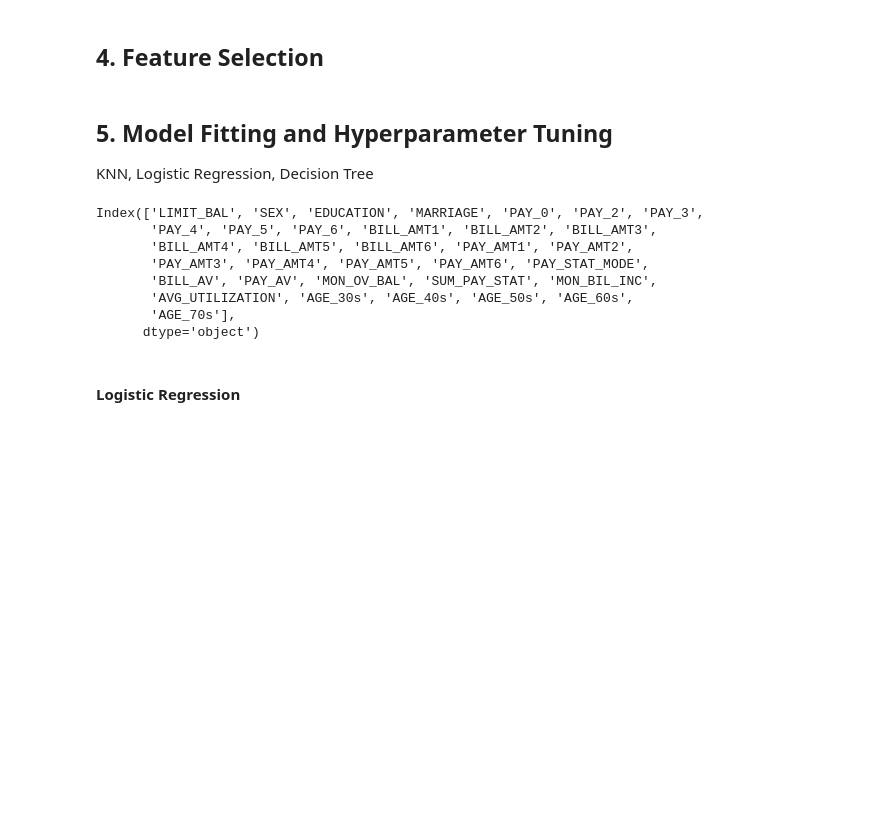
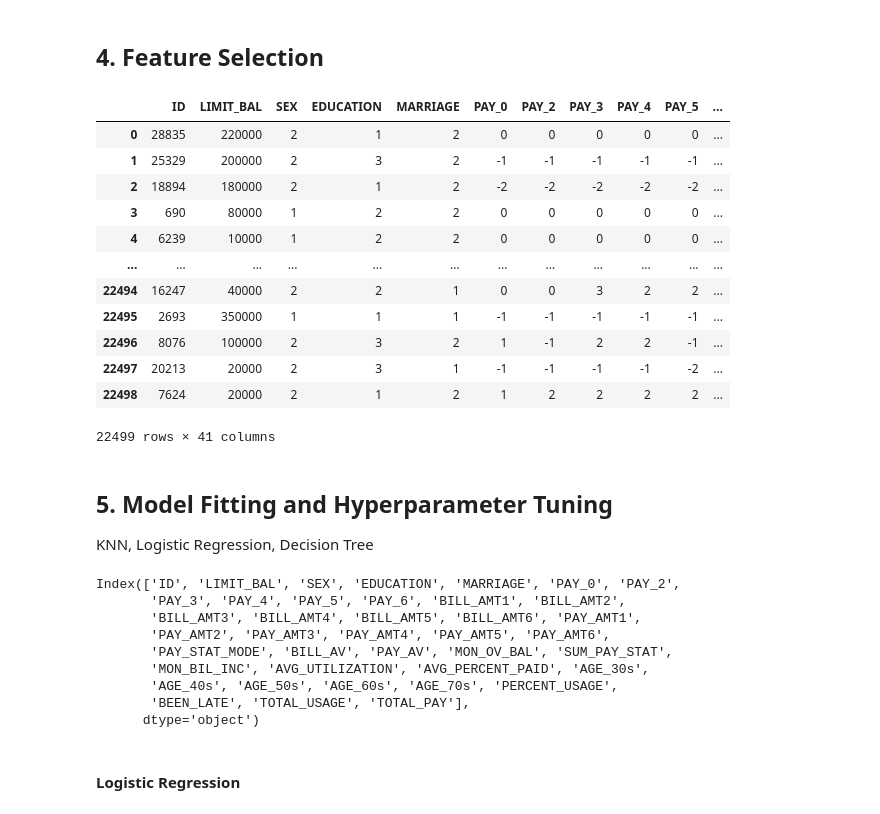
Before and after one commit to carlosiruiz/Bakeoff2, a Jupyter notebook: ignacio-classification-bakeoff-template.ipynb, the cells around one changed output. Drawn from its saved outputs; the diff is of its cells as text; code cells hidden in the pictures; blank space fills up the shorter version.

```diff
--- a/ignacio-classification-bakeoff-template.ipynb
+++ b/ignacio-classification-bakeoff-template.ipynb
@@ -635,2 +596,18 @@ df.head()
+# %%
+df['BEEN_LATE']=0
+conditions=[
+(df.PAY_0>=1)|(df.PAY_2>=1)|(df.PAY_3>=1)|(df.PAY_4>=1)|(df.PAY_5>=1)|(df.PAY_6>=1),
+
+]
+choises = [
+    1,
+]
+df['BEEN_LATE']=np.select(conditions,choises,default=0)
+# %%
+df['TOTAL_USAGE']=(df[['BILL_AMT1','BILL_AMT2','BILL_AMT3','BILL_AMT4','BILL_AMT5','BILL_AMT6']].sum(axis=1))
+# %%
+df['TOTAL_PAY']=(df[['PAY_AMT1','PAY_AMT2', 'PAY_AMT3', 'PAY_AMT4', 'PAY_AMT5', 'PAY_AMT6']].sum(axis=1))
 # %% [markdown]
 ## 4. Feature Selection
+# %%
+df2=df.copy()
@@ -637,16 +616,33 @@ df.head()
+# %%
+df2
+# %% [output]
+|  | ID | LIMIT_BAL | SEX | EDUCATION | MARRIAGE | PAY_0 | PAY_2 | PAY_3 | PAY_4 | PAY_5 | ... |
+| 0 | 28835 | 220000 | 2 | 1 | 2 | 0 | 0 | 0 | 0 | 0 | ... |
+| 1 | 25329 | 200000 | 2 | 3 | 2 | -1 | -1 | -1 | -1 | -1 | ... |
+| 2 | 18894 | 180000 | 2 | 1 | 2 | -2 | -2 | -2 | -2 | -2 | ... |
+| 3 | 690 | 80000 | 1 | 2 | 2 | 0 | 0 | 0 | 0 | 0 | ... |
+| 4 | 6239 | 10000 | 1 | 2 | 2 | 0 | 0 | 0 | 0 | 0 | ... |
+| ... | ... | ... | ... | ... | ... | ... | ... | ... | ... | ... | ... |
+| 22494 | 16247 | 40000 | 2 | 2 | 1 | 0 | 0 | 3 | 2 | 2 | ... |
+| 22495 | 2693 | 350000 | 1 | 1 | 1 | -1 | -1 | -1 | -1 | -1 | ... |
+| 22496 | 8076 | 100000 | 2 | 3 | 2 | 1 | -1 | 2 | 2 | -1 | ... |
+| 22497 | 20213 | 20000 | 2 | 3 | 1 | -1 | -1 | -1 | -1 | -2 | ... |
+| 22498 | 7624 | 20000 | 2 | 1 | 2 | 1 | 2 | 2 | 2 | 2 | ... |
+22499 rows × 41 columns
 # %% [markdown]
 ## 5. Model Fitting and Hyperparameter Tuning
 KNN, Logistic Regression, Decision Tree
 # %%
-df.columns[:34]
+df.columns[df.columns!='Y']
 # %% [output]
-Index(['LIMIT_BAL', 'SEX', 'EDUCATION', 'MARRIAGE', 'PAY_0', 'PAY_2', 'PAY_3',
-       'PAY_4', 'PAY_5', 'PAY_6', 'BILL_AMT1', 'BILL_AMT2', 'BILL_AMT3',
-       'BILL_AMT4', 'BILL_AMT5', 'BILL_AMT6', 'PAY_AMT1', 'PAY_AMT2',
-       'PAY_AMT3', 'PAY_AMT4', 'PAY_AMT5', 'PAY_AMT6', 'PAY_STAT_MODE',
-       'BILL_AV', 'PAY_AV', 'MON_OV_BAL', 'SUM_PAY_STAT', 'MON_BIL_INC',
-       'AVG_UTILIZATION', 'AGE_30s', 'AGE_40s', 'AGE_50s', 'AGE_60s',
-       'AGE_70s'],
+Index(['ID', 'LIMIT_BAL', 'SEX', 'EDUCATION', 'MARRIAGE', 'PAY_0', 'PAY_2',
+       'PAY_3', 'PAY_4', 'PAY_5', 'PAY_6', 'BILL_AMT1', 'BILL_AMT2',
+       'BILL_AMT3', 'BILL_AMT4', 'BILL_AMT5', 'BILL_AMT6', 'PAY_AMT1',
+       'PAY_AMT2', 'PAY_AMT3', 'PAY_AMT4', 'PAY_AMT5', 'PAY_AMT6',
+       'PAY_STAT_MODE', 'BILL_AV', 'PAY_AV', 'MON_OV_BAL', 'SUM_PAY_STAT',
+       'MON_BIL_INC', 'AVG_UTILIZATION', 'AVG_PERCENT_PAID', 'AGE_30s',
+       'AGE_40s', 'AGE_50s', 'AGE_60s', 'AGE_70s', 'PERCENT_USAGE',
+       'BEEN_LATE', 'TOTAL_USAGE', 'TOTAL_PAY'],
       dtype='object')
 # %%
 #Creating our features for our model.
```
Also changed, not shown: parts of 30 cells of this notebook, 2 other files.
